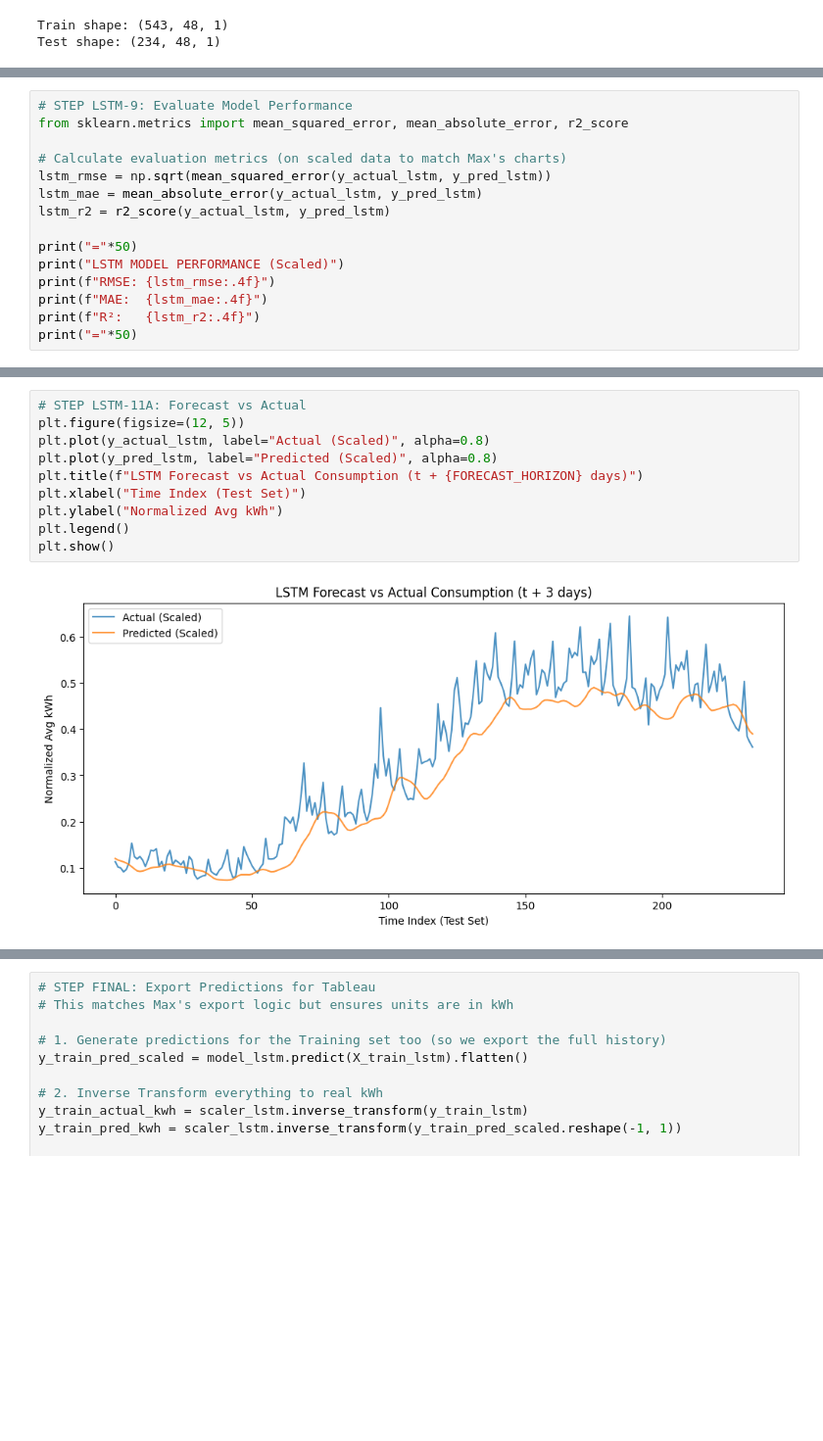
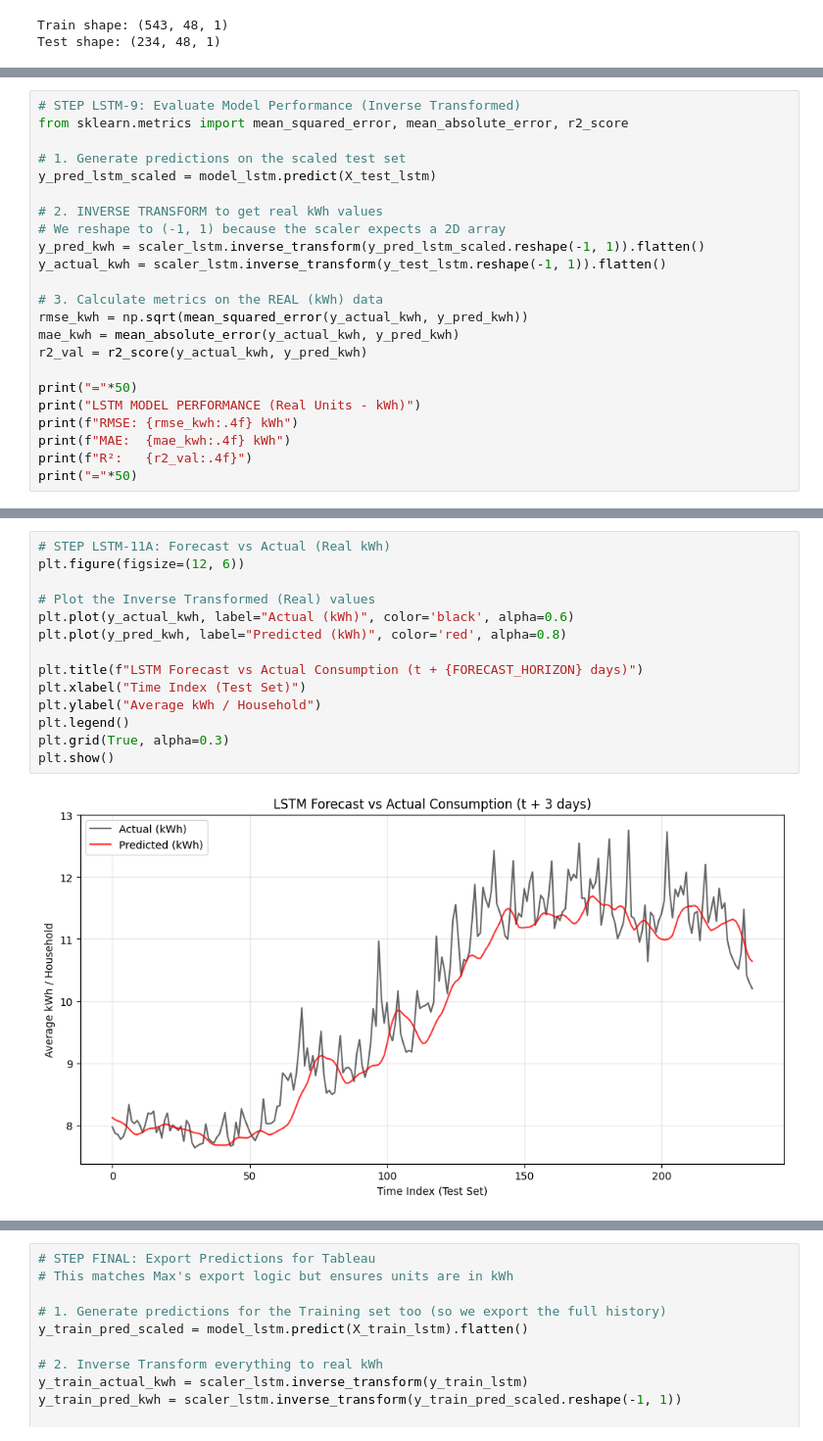
Before and after one commit to MaximeBoulat/TeamProject-530, a Jupyter notebook: Notebooks/Smart_meters_in_London.ipynb, the cells around one changed output, grey strips where cells are left out. Shown at 98% size. Drawn from its saved outputs; the diff is of its cells as text; blank space fills up the shorter version.

Commit message:
Revised Modeling sections (NN+LSTM)

```diff
--- a/Notebooks/Smart_meters_in_London.ipynb
+++ b/Notebooks/Smart_meters_in_London.ipynb
@@ -2047,16 +2061,24 @@ First 10 predictions: [0.11999974 0.11676528 0.1147425  0.1128835  0.11030469 0.
 # %%
-# STEP LSTM-9: Evaluate Model Performance
+# STEP LSTM-9: Evaluate Model Performance (Inverse Transformed)
 from sklearn.metrics import mean_squared_error, mean_absolute_error, r2_score
 
-# Calculate evaluation metrics (on scaled data to match Max's charts)
-lstm_rmse = np.sqrt(mean_squared_error(y_actual_lstm, y_pred_lstm))
-lstm_mae = mean_absolute_error(y_actual_lstm, y_pred_lstm)
-lstm_r2 = r2_score(y_actual_lstm, y_pred_lstm)
+# 1. Generate predictions on the scaled test set
+y_pred_lstm_scaled = model_lstm.predict(X_test_lstm)
+
+# 2. INVERSE TRANSFORM to get real kWh values
+# We reshape to (-1, 1) because the scaler expects a 2D array
+y_pred_kwh = scaler_lstm.inverse_transform(y_pred_lstm_scaled.reshape(-1, 1)).flatten()
+y_actual_kwh = scaler_lstm.inverse_transform(y_test_lstm.reshape(-1, 1)).flatten()
+
+# 3. Calculate metrics on the REAL (kWh) data
+rmse_kwh = np.sqrt(mean_squared_error(y_actual_kwh, y_pred_kwh))
+mae_kwh = mean_absolute_error(y_actual_kwh, y_pred_kwh)
+r2_val = r2_score(y_actual_kwh, y_pred_kwh)
 
 print("="*50)
-print("LSTM MODEL PERFORMANCE (Scaled)")
-print(f"RMSE: {lstm_rmse:.4f}")
-print(f"MAE:  {lstm_mae:.4f}")
-print(f"R²:   {lstm_r2:.4f}")
+print("LSTM MODEL PERFORMANCE (Real Units - kWh)")
+print(f"RMSE: {rmse_kwh:.4f} kWh")
+print(f"MAE:  {mae_kwh:.4f} kWh")
+print(f"R²:   {r2_val:.4f}")
 print("="*50)
 # %% [output]
@@ -2084,15 +2107,19 @@ plt.show()
 # %%
-# STEP LSTM-11A: Forecast vs Actual
-plt.figure(figsize=(12, 5))
-plt.plot(y_actual_lstm, label="Actual (Scaled)", alpha=0.8)
-plt.plot(y_pred_lstm, label="Predicted (Scaled)", alpha=0.8)
+# STEP LSTM-11A: Forecast vs Actual (Real kWh)
+plt.figure(figsize=(12, 6))
+
+# Plot the Inverse Transformed (Real) values
+plt.plot(y_actual_kwh, label="Actual (kWh)", color='black', alpha=0.6)
+plt.plot(y_pred_kwh, label="Predicted (kWh)", color='red', alpha=0.8)
+
 plt.title(f"LSTM Forecast vs Actual Consumption (t + {FORECAST_HORIZON} days)")
 plt.xlabel("Time Index (Test Set)")
-plt.ylabel("Normalized Avg kWh")
+plt.ylabel("Average kWh / Household")
 plt.legend()
+plt.grid(True, alpha=0.3)
 plt.show()
 # %% [output]
-[figure, old version]
+[figure, new version]
 # %%
 # STEP LSTM-11B: Residual Plot
 residuals = y_actual_lstm - y_pred_lstm
```
Also changed, not shown: parts of 16 cells of this notebook.
